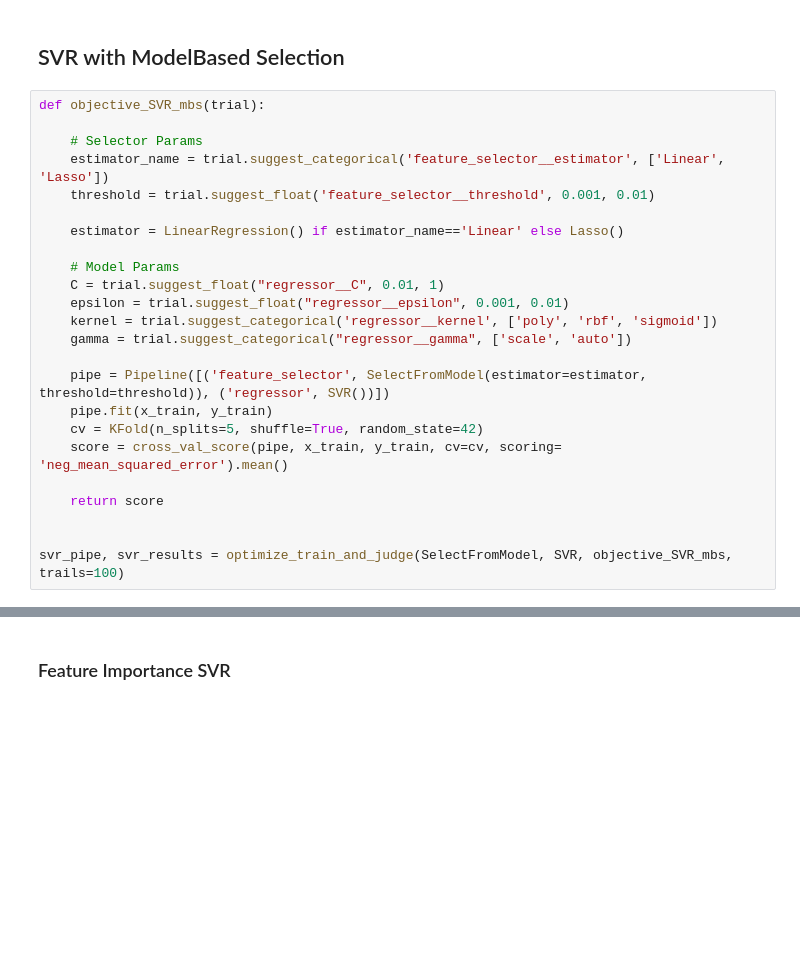
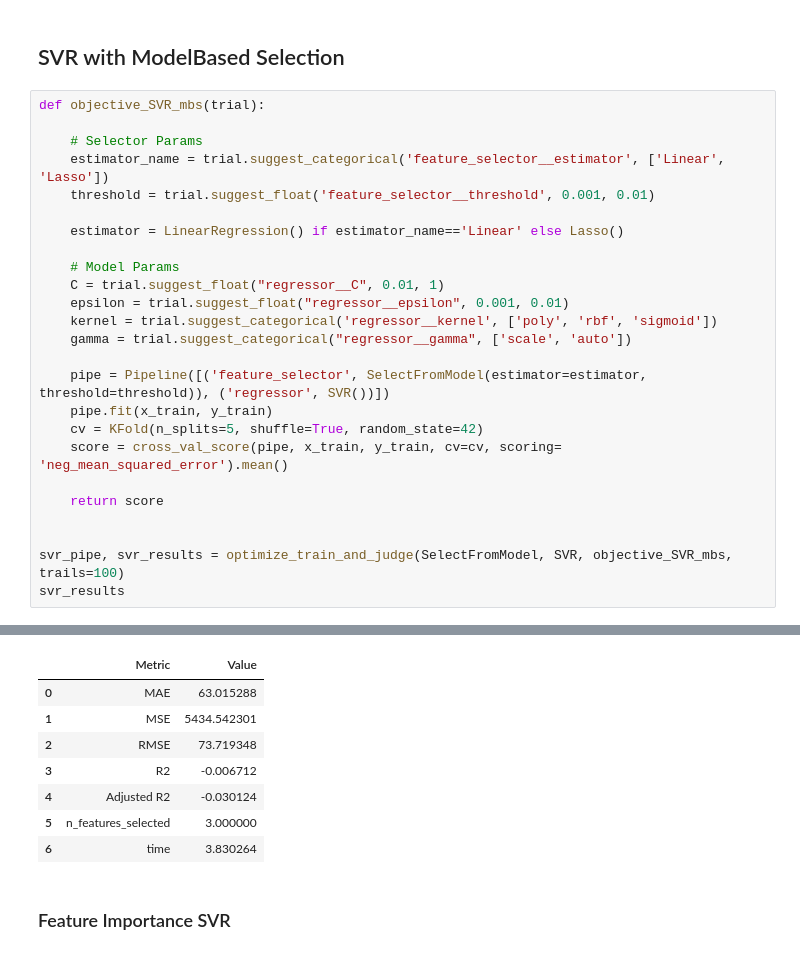
Before and after one commit to xXKeNdAmAmAsTeRXx/Machine-Learning-Tasks, a Jupyter notebook: Model_Selection_and_Regularization/Regression - Diabetes Dataset.ipynb, the cells around one changed output, grey strips where cells are left out. Saved outputs shown, nothing was run; the diff lists cells and outputs as text; blank space fills up the shorter version.

```diff
--- a/Model_Selection_and_Regularization/Regression - Diabetes Dataset.ipynb
+++ b/Model_Selection_and_Regularization/Regression - Diabetes Dataset.ipynb
@@ -650,4 +652,5 @@ def objective_SVR_mbs(trial):
 
 
 svr_pipe, svr_results = optimize_train_and_judge(SelectFromModel, SVR, objective_SVR_mbs, trails=100)
+svr_results
 # %% [output]
@@ -672,3 +675,11 @@ svr_pipe, svr_results = optimize_train_and_judge(SelectFromModel, SVR, objective
+|  | Metric | Value |
+| 0 | MAE | 63.015288 |
+| 1 | MSE | 5434.542301 |
+| 2 | RMSE | 73.719348 |
+| 3 | R2 | -0.006712 |
+| 4 | Adjusted R2 | -0.030124 |
+| 5 | n_features_selected | 3.000000 |
+| 6 | time | 3.830264 |
 # %% [markdown]
 ### Feature Importance SVR
 # %%
```
Also changed, not shown: parts of 7 cells of this notebook.
